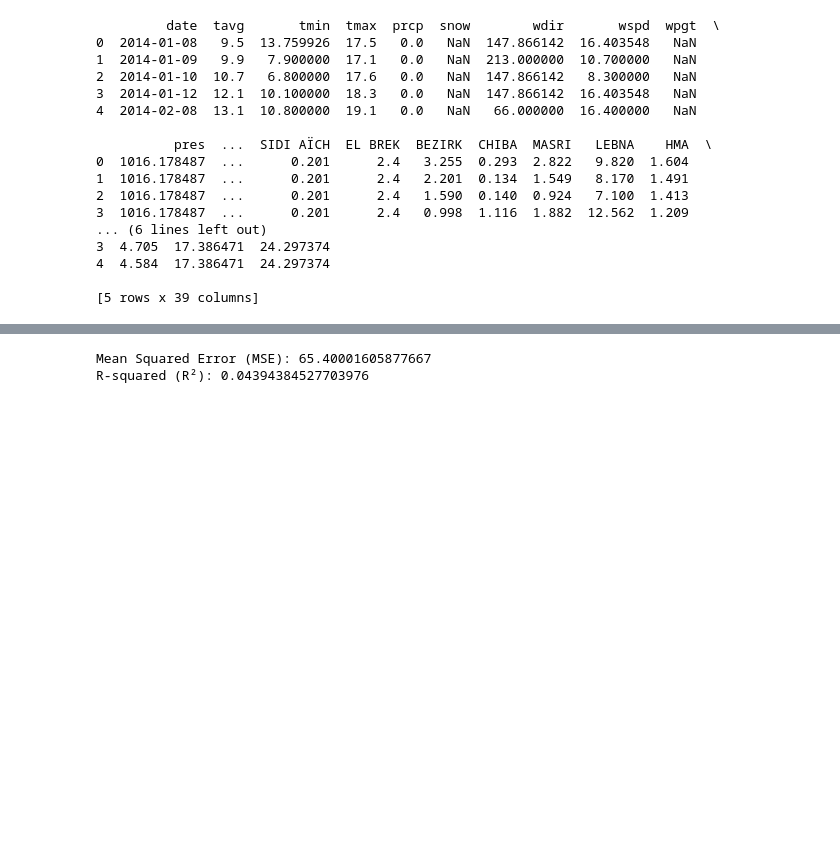
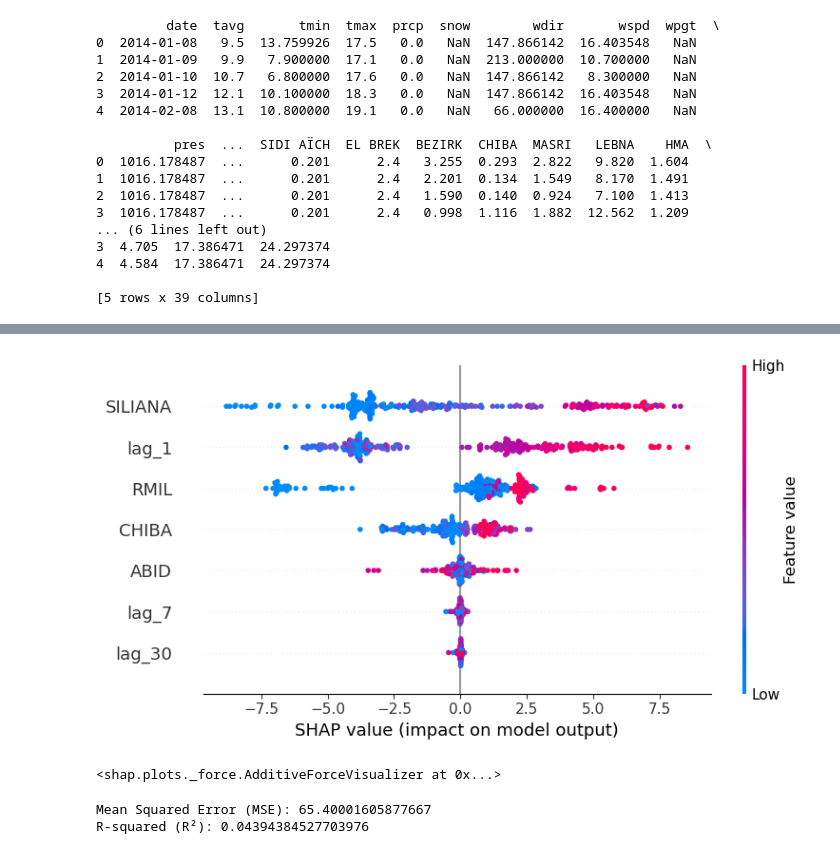
Before and after one commit to Futuroent/Iron_Hack_Water_in_Tunisia, a Jupyter notebook: notebooks/Water_Tunisia_notebook.ipynb, the cells around one changed output, grey strips where cells are left out. Cells and saved outputs as stored; diff of their text form; code cells hidden in the pictures; blank space fills up the shorter version.

```diff
--- a/notebooks/Water_Tunisia_notebook.ipynb
+++ b/notebooks/Water_Tunisia_notebook.ipynb
@@ -1170,3 +1201,26 @@ Random Forest MAE: 0.7145150373134319
+# %%
+import shap
+
+
+# Initialize and train the Random Forest Regressor
+rf_model = RandomForestRegressor(n_estimators=100, random_state=42)
+rf_model.fit(X_train, y_train)
+
+# Initialize SHAP explainer for Random Forest
+explainer = shap.TreeExplainer(rf_model)
+
+# Calculate SHAP values for the test data
+shap_values = explainer.shap_values(X_test)
+
+# Plot the SHAP summary plot
+shap.summary_plot(shap_values, X_test)
+
+# If you want a more detailed view, you can plot individual feature impacts for a single prediction
+# Example: SHAP force plot for a specific prediction
+shap.force_plot(explainer.expected_value, shap_values[0,:], X_test.iloc[0,:])
+# %% [output]
+[figure, added]
+<shap.plots._force.AdditiveForceVisualizer at 0x...>
 # %%
 from sklearn.linear_model import LinearRegression
 from sklearn.metrics import mean_squared_error, r2_score
```
Also changed, not shown: parts of 13 cells of this notebook, 1 other file.
